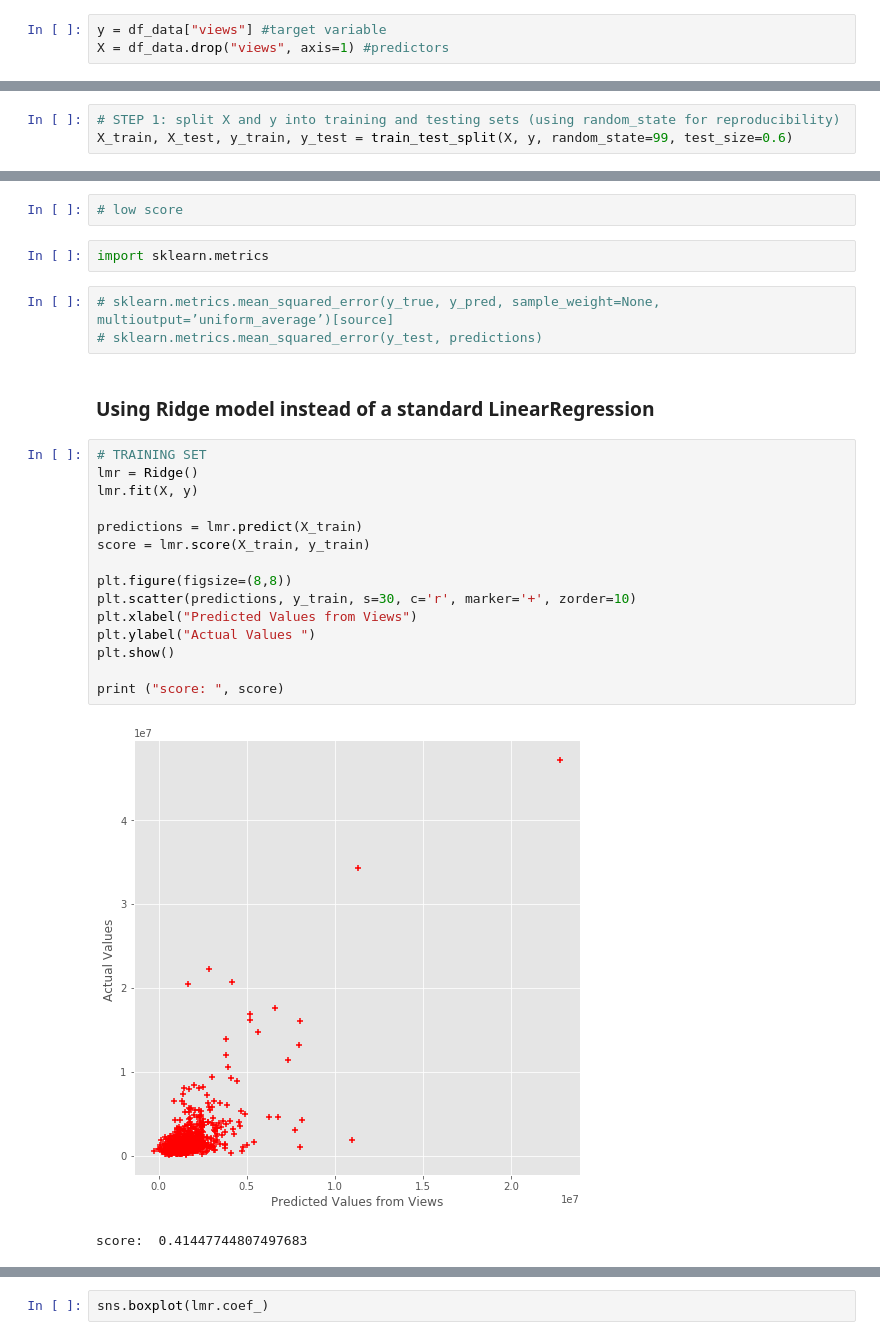
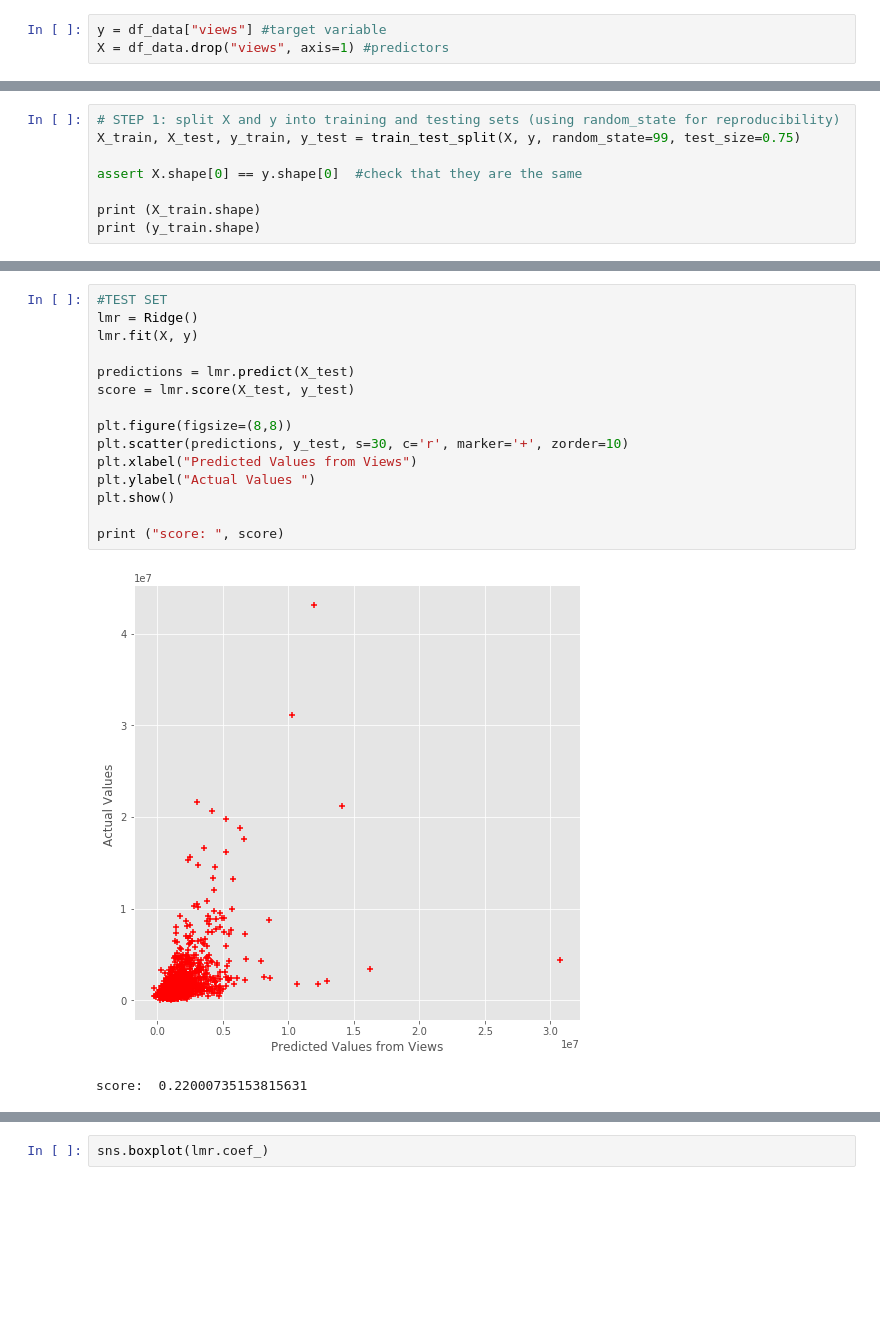
Before and after one commit to mlamare/Ted-Talk, a Jupyter notebook: ga_tedtalks_wrangling.ipynb, the cells around one changed output, grey strips where cells are left out. Drawn from its saved outputs; the diff is of its cells as text; blank space fills up the shorter version.

Commit message:
updated proposal and ridge regression model

```diff
--- a/ga_tedtalks_wrangling.ipynb
+++ b/ga_tedtalks_wrangling.ipynb
@@ -292,3 +303,8 @@ X = df_data.drop("views", axis=1) #predictors
 # %%
 # STEP 1: split X and y into training and testing sets (using random_state for reproducibility)
-X_train, X_test, y_train, y_test = train_test_split(X, y, random_state=99, test_size=0.6)
+X_train, X_test, y_train, y_test = train_test_split(X, y, random_state=99, test_size=0.75)
+
+assert X.shape[0] == y.shape[0]  #check that they are the same
+
+print (X_train.shape)
+print (y_train.shape)
@@ -324,27 +335,18 @@ score:  0.4985214778383458
-# %%
-# low score
-# %%
-import sklearn.metrics
-# %%
-# sklearn.metrics.mean_squared_error(y_true, y_pred, sample_weight=None, multioutput=’uniform_average’)[source]
-# sklearn.metrics.mean_squared_error(y_test, predictions)
-# %% [markdown]
-### Using Ridge model instead of a standard LinearRegression
 # %%
-# TRAINING SET
+#TEST SET
 lmr = Ridge()
 lmr.fit(X, y)
 
-predictions = lmr.predict(X_train)
-score = lmr.score(X_train, y_train)
+predictions = lmr.predict(X_test)
+score = lmr.score(X_test, y_test)
 
 plt.figure(figsize=(8,8))
-plt.scatter(predictions, y_train, s=30, c='r', marker='+', zorder=10)
+plt.scatter(predictions, y_test, s=30, c='r', marker='+', zorder=10)
 plt.xlabel("Predicted Values from Views")
 plt.ylabel("Actual Values ")
 plt.show()
 
 print ("score: ", score)
 # %% [output]
-[figure, old version]
+[figure, new version]
-score:  0.41447744807497683
+score:  0.22000735153815631
```
Also changed, not shown: parts of 30 cells of this notebook.
